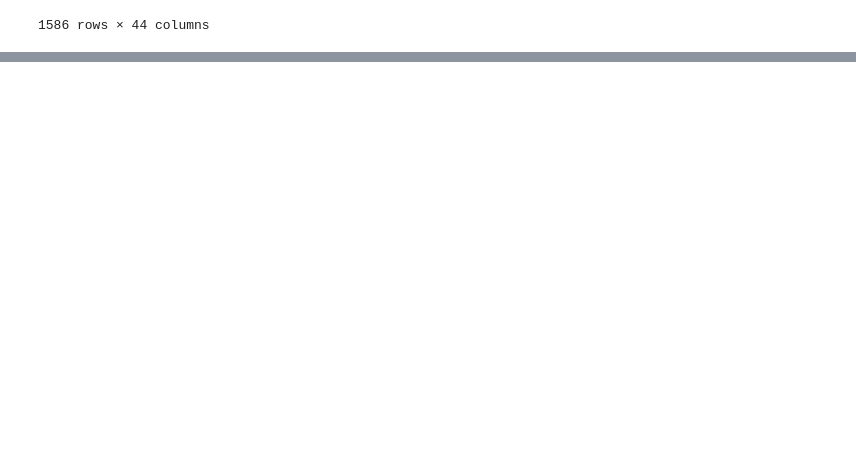
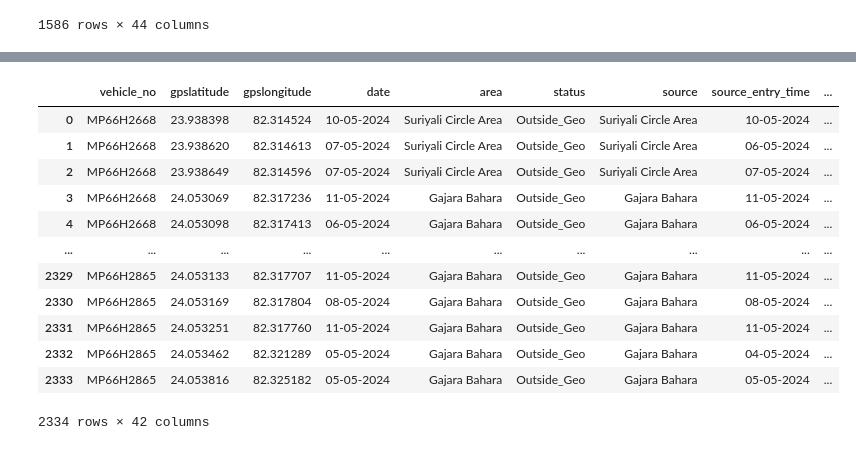
Before and after one commit to itscuitscutemanisha/adani, a Jupyter notebook: NSA_Offboarding.ipynb, the cells around one changed output, grey strips where cells are left out. Drawn from its saved outputs; the diff is of its cells as text; code cells hidden in the pictures; blank space fills up the shorter version.

```diff
--- a/NSA_Offboarding.ipynb
+++ b/NSA_Offboarding.ipynb
@@ -6263,0 +7918,16 @@ nsa_offboarding_master
+# %%
+percentiles_processed
+# %% [output]
+|  | vehicle_no | gpslatitude | gpslongitude | date | area | status | source | source_entry_time | ... |
+| 0 | MP66H2668 | 23.938398 | 82.314524 | 10-05-2024 | Suriyali Circle Area | Outside_Geo | Suriyali Circle Area | 10-05-2024 | ... |
+| 1 | MP66H2668 | 23.938620 | 82.314613 | 07-05-2024 | Suriyali Circle Area | Outside_Geo | Suriyali Circle Area | 06-05-2024 | ... |
+| 2 | MP66H2668 | 23.938649 | 82.314596 | 07-05-2024 | Suriyali Circle Area | Outside_Geo | Suriyali Circle Area | 07-05-2024 | ... |
+| 3 | MP66H2668 | 24.053069 | 82.317236 | 11-05-2024 | Gajara Bahara | Outside_Geo | Gajara Bahara | 11-05-2024 | ... |
+| 4 | MP66H2668 | 24.053098 | 82.317413 | 06-05-2024 | Gajara Bahara | Outside_Geo | Gajara Bahara | 06-05-2024 | ... |
+| ... | ... | ... | ... | ... | ... | ... | ... | ... | ... |
+| 2329 | MP66H2865 | 24.053133 | 82.317707 | 11-05-2024 | Gajara Bahara | Outside_Geo | Gajara Bahara | 11-05-2024 | ... |
+| 2330 | MP66H2865 | 24.053169 | 82.317804 | 08-05-2024 | Gajara Bahara | Outside_Geo | Gajara Bahara | 08-05-2024 | ... |
+| 2331 | MP66H2865 | 24.053251 | 82.317760 | 11-05-2024 | Gajara Bahara | Outside_Geo | Gajara Bahara | 11-05-2024 | ... |
+| 2332 | MP66H2865 | 24.053462 | 82.321289 | 05-05-2024 | Gajara Bahara | Outside_Geo | Gajara Bahara | 04-05-2024 | ... |
+| 2333 | MP66H2865 | 24.053816 | 82.325182 | 05-05-2024 | Gajara Bahara | Outside_Geo | Gajara Bahara | 05-05-2024 | ... |
+2334 rows × 42 columns
```
Also changed, not shown: parts of 6 cells of this notebook.
